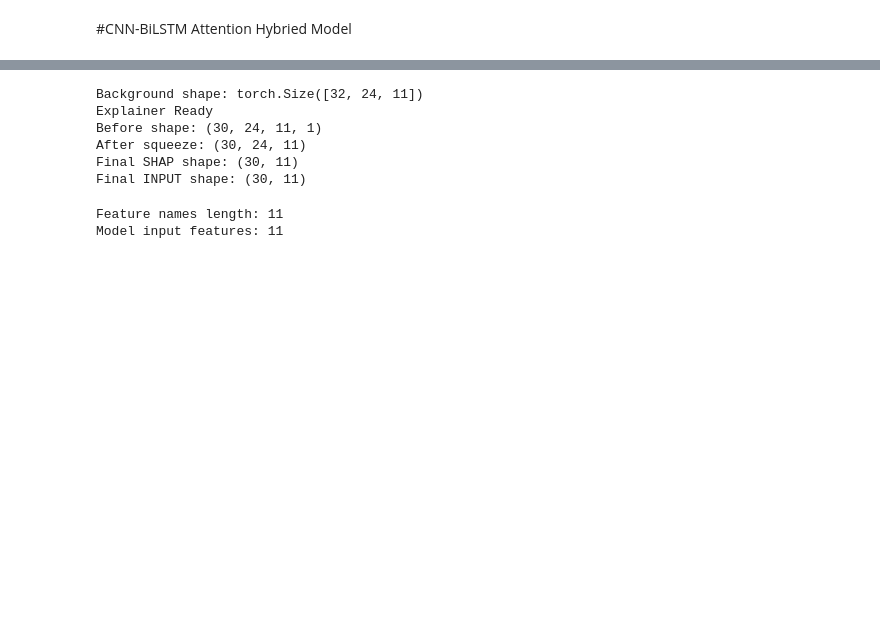
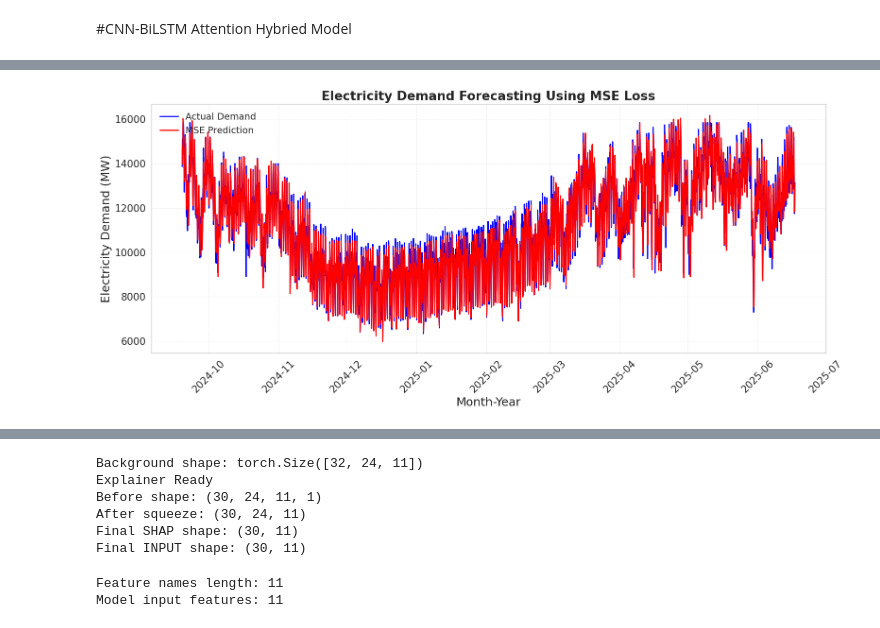
Before and after one commit to Joydas2003/Electrical-Load-Forcasting-Ml, a Jupyter notebook: Machine Learning Based short term Electrical Load Forcasting.ipynb, the cells around one changed output, grey strips where cells are left out. Drawn from its saved outputs; the diff is of its cells as text; code cells hidden in the pictures; blank space fills up the shorter version.

```diff
--- a/Machine Learning Based short term Electrical Load Forcasting.ipynb
+++ b/Machine Learning Based short term Electrical Load Forcasting.ipynb
@@ -2088 +2348,86 @@ plt.close()
+# %%
+# MSE POINT FORECASTING
+
+time_index = y.iloc[
+    train_size + val_size + w:
+].index
+
+time_index = pd.to_datetime(time_index)
+
+fig, ax = plt.subplots(figsize=(16, 7))
+
+ax.plot(
+    time_index,
+    y_true_inv,
+    linewidth=1.8,
+    label="Actual Demand",
+    color="blue"
+)
+
+ax.plot(
+    time_index,
+    y_pred_mse_inv,
+    linewidth=1.8,
+    label="MSE Prediction",
+    color="red"
+)
+
+ax.set_xlabel(
+    "Month-Year",
+    fontsize=18
+)
+
+ax.set_ylabel(
+    "Electricity Demand (MW)",
+    fontsize=18
+)
+
+ax.set_title(
+    "Electricity Demand Forecasting Using MSE Loss",
+    fontsize=19,
+    fontweight="bold"
+)
+
+ax.xaxis.set_major_formatter(
+    mdates.DateFormatter("%Y-%m")
+)
+
+ax.tick_params(
+    axis="both",
+    labelsize=15,
+    width=1.2
+)
+
+plt.xticks(rotation=45)
+
+ax.grid(
+    True,
+    linestyle="--",
+    alpha=0.3
+)
+
+ax.legend(
+    fontsize=14,
+    loc="upper left",
+    frameon=False
+)
+
+plt.tight_layout()
+
+plt.savefig(
+    "Figure_2_MSE_Point_Forecasting.png",
+    dpi=800,
+    bbox_inches="tight"
+)
+
+plt.savefig(
+    "Figure_2_MSE_Point_Forecasting.pdf",
+    bbox_inches="tight"
+)
+
+plt.show()
+
+plt.close()
+# %% [output]
+[figure, added]
 # %%
```
Also changed, not shown: parts of 59 cells of this notebook.
